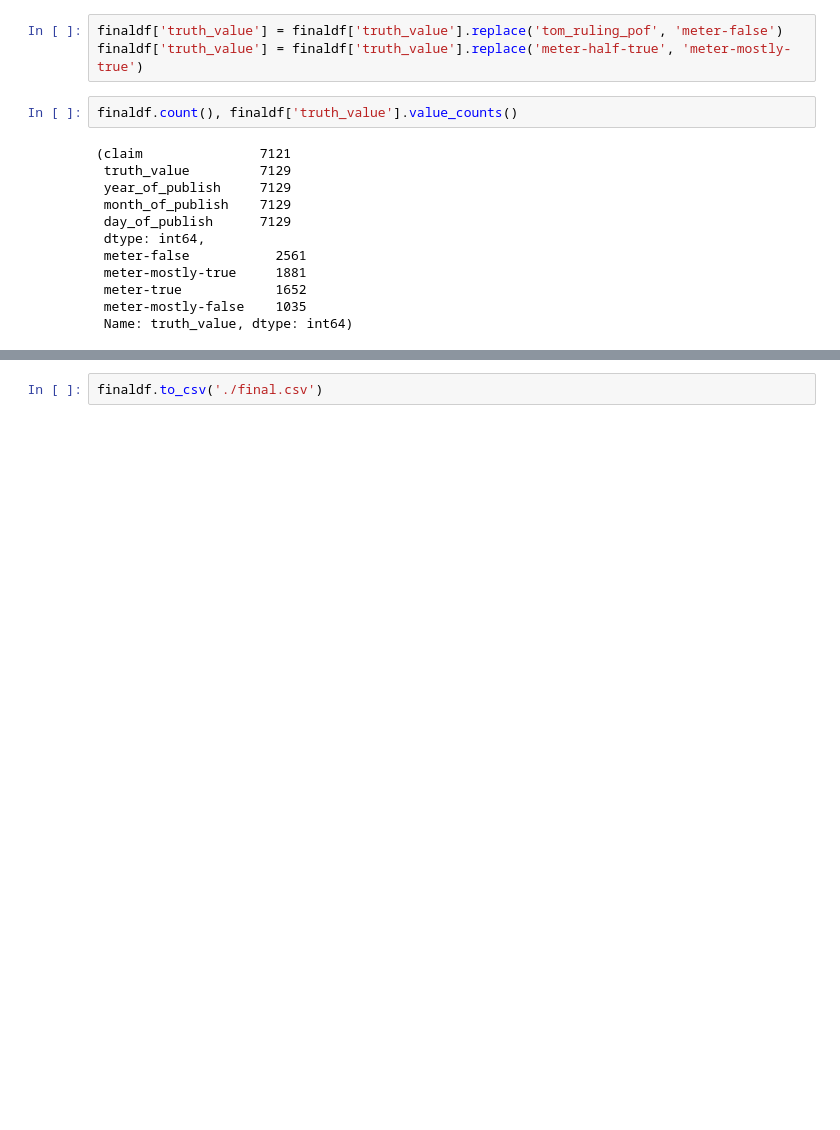
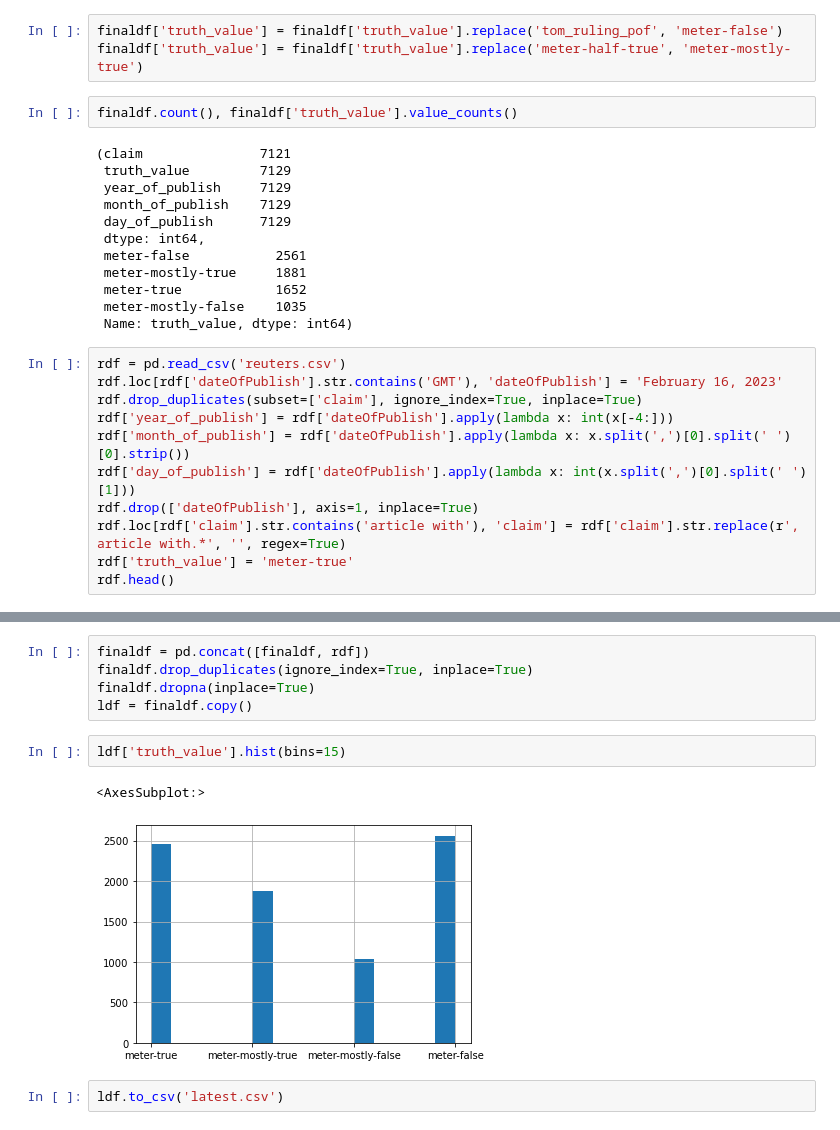
Before and after one commit to Karun842002/fyp-data-scraper, a Jupyter notebook: main.ipynb, the cells around one changed output, grey strips where cells are left out. Drawn from its saved outputs; the diff is of its cells as text; blank space fills up the shorter version.

```diff
--- a/main.ipynb
+++ b/main.ipynb
@@ -409,3 +424,14 @@ finaldf.count(), finaldf['truth_value'].value_counts()
  meter-true            1652
  meter-mostly-false    1035
  Name: truth_value, dtype: int64)
+# %%
+rdf = pd.read_csv('reuters.csv')
+rdf.loc[rdf['dateOfPublish'].str.contains('GMT'), 'dateOfPublish'] = 'February 16, 2023'
+rdf.drop_duplicates(subset=['claim'], ignore_index=True, inplace=True)
+rdf['year_of_publish'] = rdf['dateOfPublish'].apply(lambda x: int(x[-4:]))
+rdf['month_of_publish'] = rdf['dateOfPublish'].apply(lambda x: x.split(',')[0].split(' ')[0].strip())
+rdf['day_of_publish'] = rdf['dateOfPublish'].apply(lambda x: int(x.split(',')[0].split(' ')[1]))
+rdf.drop(['dateOfPublish'], axis=1, inplace=True)
+rdf.loc[rdf['claim'].str.contains('article with'), 'claim'] = rdf['claim'].str.replace(r', article with.*', '', regex=True)
+rdf['truth_value'] = 'meter-true'
+rdf.head()
@@ -412,2 +453,12 @@ finaldf.count(), finaldf['truth_value'].value_counts()
+# %%
+finaldf = pd.concat([finaldf, rdf])
+finaldf.drop_duplicates(ignore_index=True, inplace=True)
+finaldf.dropna(inplace=True)
+ldf = finaldf.copy()
+# %%
+ldf['truth_value'].hist(bins=15)
+# %% [output]
+<AxesSubplot:>
+[figure, added]
 # %%
-finaldf.to_csv('./final.csv')
+ldf.to_csv('latest.csv')
```
Also changed, not shown: parts of 27 cells of this notebook.
